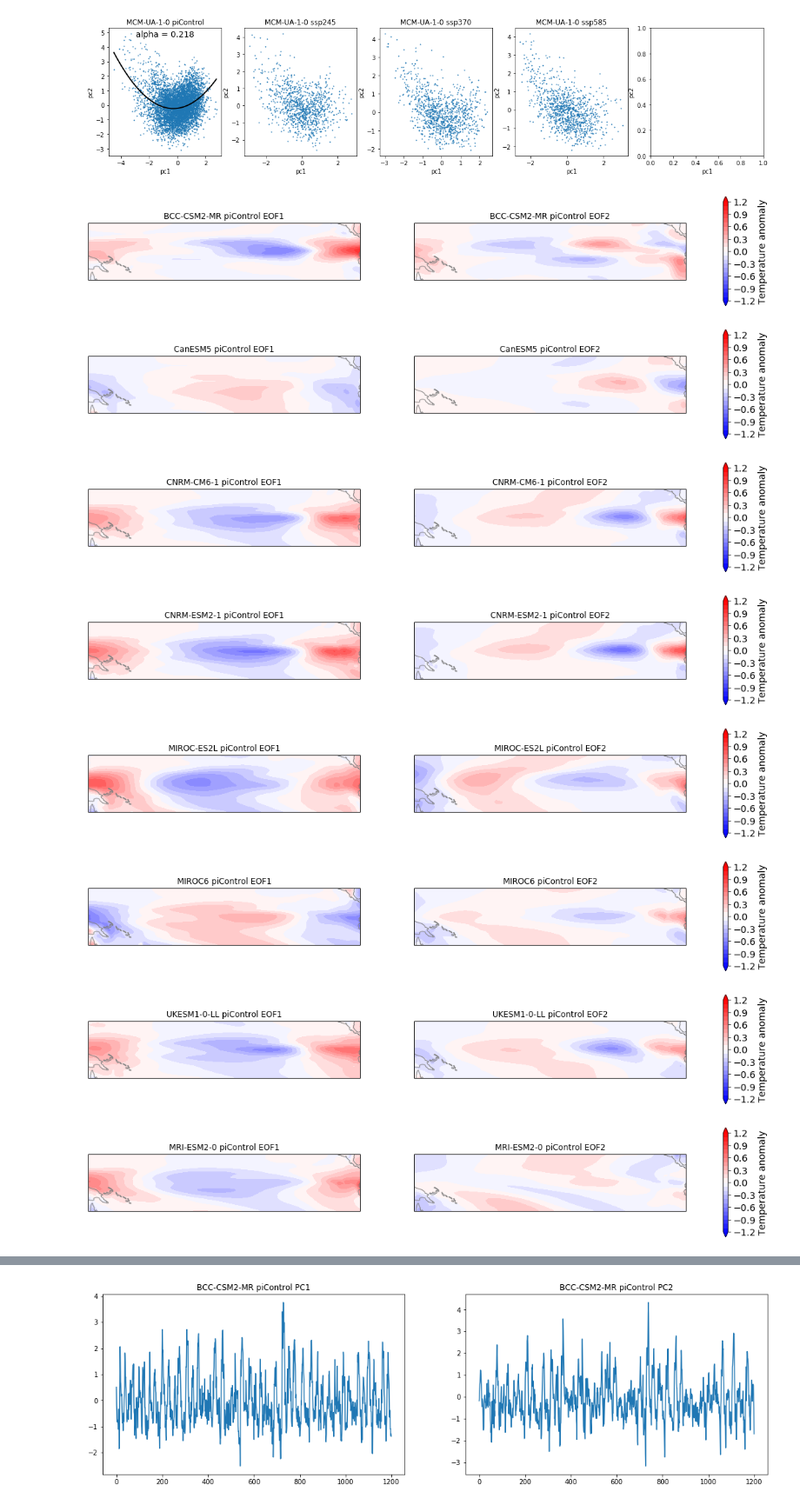
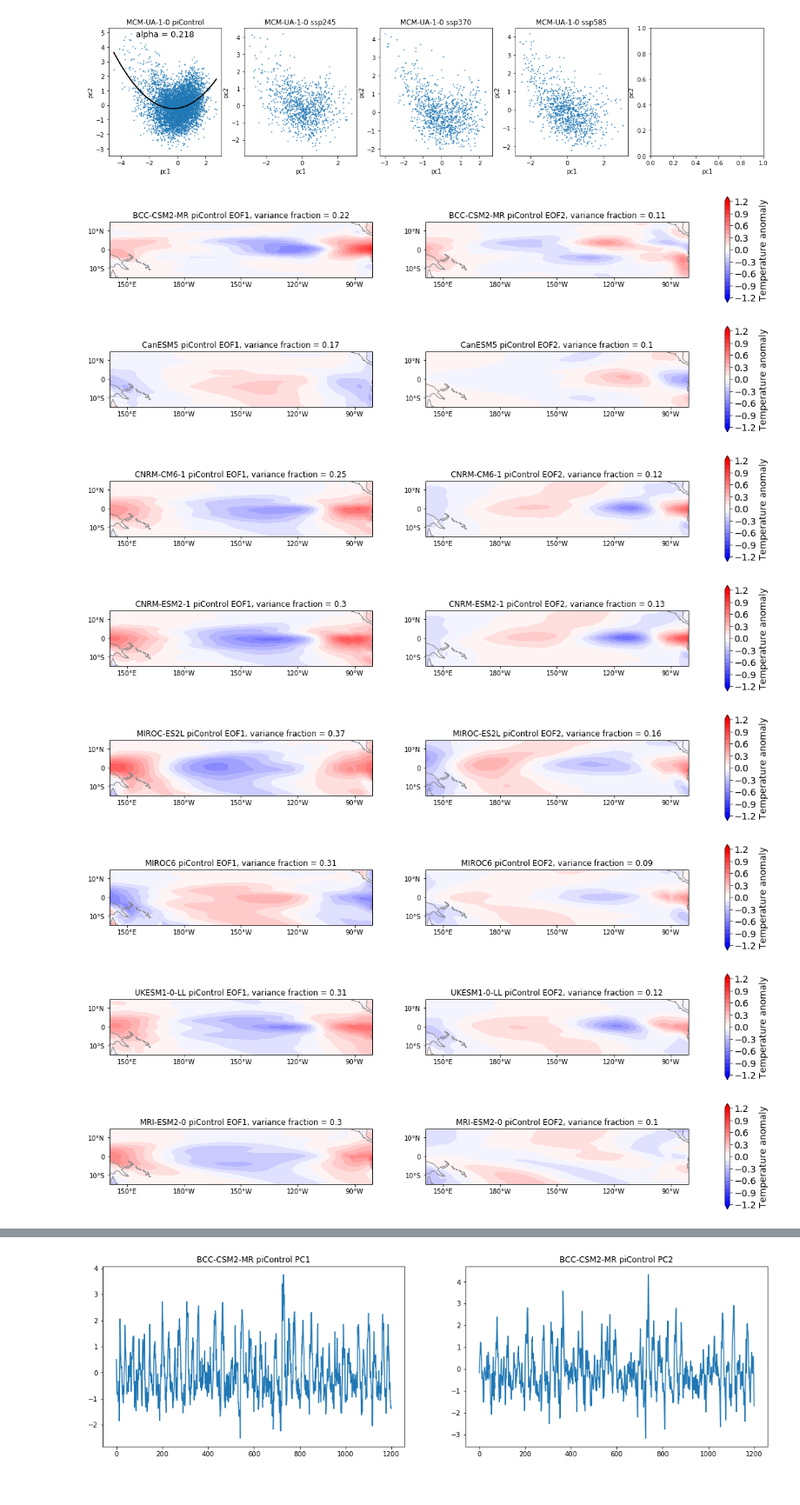
Before and after one commit to Hegebf/enso_paper, a Jupyter notebook: notebooks/enso_diversity.ipynb, the cells around one changed output, grey strips where cells are left out. Shown at 87% size. Drawn from its saved outputs; the diff is of its cells as text; code cells hidden in the pictures.

Commit message:
added more plots

```diff
--- a/notebooks/enso_diversity.ipynb
+++ b/notebooks/enso_diversity.ipynb
@@ -365,3 +366,9 @@ Reuse existing file: bilinear_18x41_30x140.nc
 #all_pcs.to_netcdf('../Processed_data/eof_data/piControl_2pcs.nc')
 #all_variance_fractions.to_netcdf('../Processed_data/eof_data/piControl_2variance_fractions.nc')
 #all_pseudo_pcs.to_netcdf('../Processed_data/eof_data/ssp_pseudo_pcs.nc')
+
+# load previously saved netcdf files
+all_eofs = xr.open_dataset('../Processed_data/eof_data/piControl_2eofs.nc')
+all_pcs = xr.open_dataset('../Processed_data/eof_data/piControl_2pcs.nc')
+all_variance_fractions = xr.open_dataset('../Processed_data/eof_data/piControl_2variance_fractions.nc')
+all_pseudo_pcs = xr.open_dataset('../Processed_data/eof_data/ssp_pseudo_pcs.nc')
@@ -430,40 +418,43 @@ for model in models:
 [figure]
 [figure]
 # %%
+
 maxval = 1.2; step = 0.1
 data_crs = ccrs.PlateCarree(central_longitude=180.0)
 
 for model in models:
-    var = model + '_eofs'
-    eof1 = all_eofs[var].sel(mode=0)
-    eof2 = all_eofs[var].sel(mode=1)
+    var = model + '_eofs'; var_frac = model + '_variance_fractions'
+    eof1 = all_eofs[var].sel(mode=0); var_frac1 = all_variance_fractions[var_frac].sel(mode=0).values
+    eof2 = all_eofs[var].sel(mode=1); var_frac2 = all_variance_fractions[var_frac].sel(mode=1).values
 
     var2 = model + '_pcs'
     pc1 = all_pcs[var2].sel(mode=0)
     pc2 = all_pcs[var2].sel(mode=1)
     fig, ax = plt.subplots(ncols = 2, figsize = [20,3], subplot_kw={'projection': data_crs})
 
     #(eof1*pc1.std()).transpose().plot(ax = ax[0])
     #(eof2*pc2.std()).transpose().plot(ax = ax[1])
 
     cs0 = ax[0].contourf(all_eofs.lon, all_eofs.lat, (eof1*pc1.std()).transpose(), np.arange(-maxval,maxval+step,step), cmap = 'bwr',extend='both', transform=ccrs.PlateCarree())
     cs1 = ax[1].contourf(all_eofs.lon, all_eofs.lat, (eof2*pc2.std()).transpose(), np.arange(-maxval,maxval+step,step), cmap = 'bwr',extend='both', transform=ccrs.PlateCarree())
     for i in [0,1]:
         #ax[i].set_global()
         ax[i].coastlines(color='gray')
     cbar = fig.colorbar(cs1, ax = ax.ravel().tolist(), orientation="vertical")
     cbar.set_label('Temperature anomaly', fontsize = 14)
     cbar.ax.tick_params(labelsize = 14)
 
+    ax[0].set_title(model + ' piControl EOF1, variance fraction = ' + str(np.round(var_frac1,2)))
+    ax[1].set_title(model + ' piControl EOF2, variance fraction = ' + str(np.round(var_frac2,2)))
 
-    ax[0].set_title(model + ' piControl EOF1')
-    ax[1].set_title(model + ' piControl EOF2')
+    plt.setp(ax, xticks = np.arange(150, 280, 30)-180, xticklabels = ['150°E', '180°W', '150°W', '120°W', '90°W'])
+    plt.setp(ax, yticks = [-10, 0, 10], yticklabels = ['10°S', '0', '10°N'])
 # %% [output]
-[figure, old version]
+[figure, new version]
-[figure, old version]
+[figure, new version]
-[figure, old version]
+[figure, new version]
-[figure, old version]
+[figure, new version]
-[figure, old version]
+[figure, new version]
-[figure, old version]
+[figure, new version]
-[figure, old version]
+[figure, new version]
-[figure, old version]
+[figure, new version]
```
Also changed, not shown: parts of 7 cells of this notebook.
